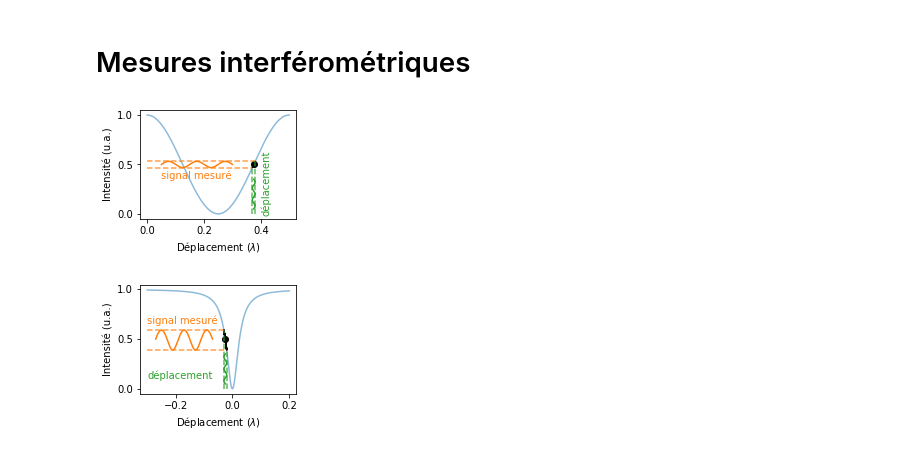
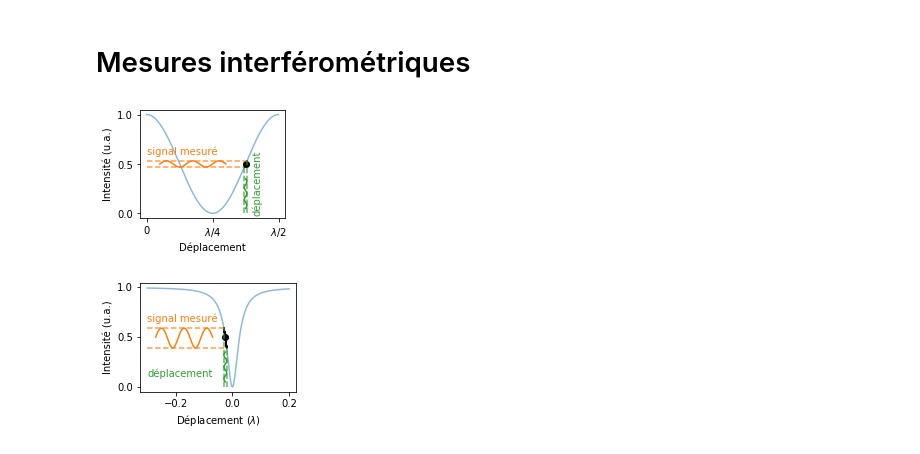
Before and after one commit to remimetzdorff/agregation, a Jupyter notebook: MEPD/MEPD_figures.ipynb, the cells around one changed output. Drawn from its saved outputs; the diff is of its cells as text; code cells hidden in the pictures.

```diff
--- a/MEPD/MEPD_figures.ipynb
+++ b/MEPD/MEPD_figures.ipynb
@@ -29,40 +29,42 @@ def cavity_phase(x):
 
 finesse = 20
 # %%
-plt.figure(figsize=(2.8,2))
+plt.figure(figsize=(2.6,2))
+ax = plt.subplot2grid((1,1), (0,0))
 
-plt.annotate("signal mesuré", (0.05,0.35), color="C1")
+plt.annotate("signal mesuré", (0.,0.6), color="C1")
 plt.annotate("déplacement", (0.4,0.0), rotation=90, color="C2")
 
-plt.xlabel("Déplacement ($\lambda$)")
+plt.xlabel("Déplacement")
 plt.ylabel("Intensité (u.a.)")
 
 
 x = np.linspace(0,0.5, 1001)
 
 plt.plot(x, michelson(x), "C0", alpha=0.5)
 
 scale = 0.005
 mod_center = 3/8
 mod = mod_center + scale*np.sin(5*2*np.pi*x)
 sig = michelson(mod)
 
 plt.plot([mod_center], [0.5], "ok")
 plt.plot(mod, sig, "k")
 
 plt.plot(0.05+0.5*x, sig, "C1")
 plt.plot([0, min(mod)], [min(sig), min(sig)], "--C1", alpha=0.75)
 plt.plot([0, max(mod)], [max(sig), max(sig)], "--C1", alpha=0.75)
 
 plt.plot(mod, np.linspace(0.05, 0.35, len(mod)), "C2")
 plt.plot([min(mod), min(mod)], [0, min(sig)], "--C2", alpha=0.75)
 plt.plot([max(mod), max(mod)], [0, max(sig)], "--C2", alpha=0.75)
 
-
+plt.xticks([0,0.25,0.5])
+ax.set_xticklabels(["0", "$\lambda/4$", "$\lambda/2$"])
 plt.yticks([0,0.5,1])
 plt.savefig("michelson_response.png", bbox_inches="tight", dpi=200)
 # %% [output]
-[figure, old version]
+[figure, new version]
 # %%
 plt.figure(figsize=(2.8,2))
 
```
Also changed, not shown: parts of 6 cells of this notebook, 39 other files.
